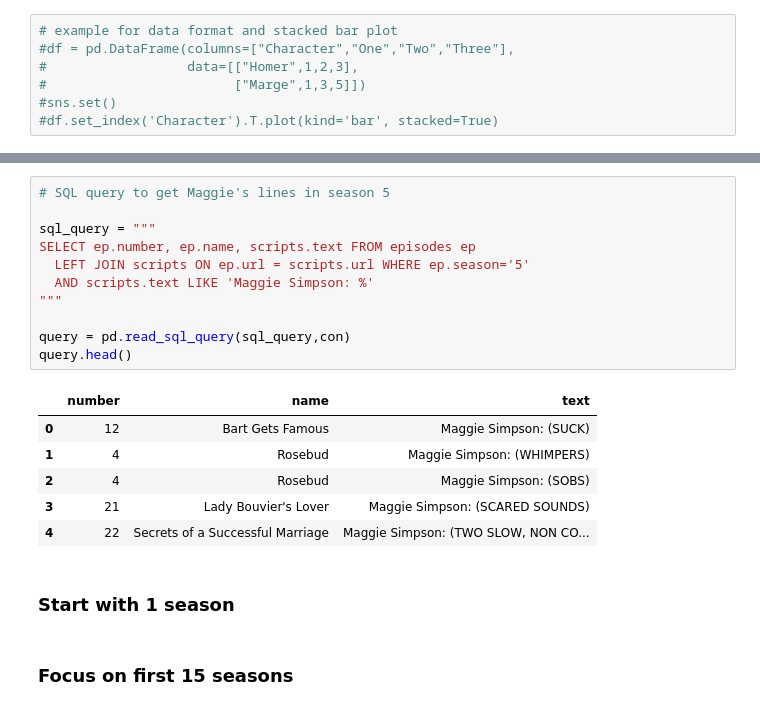
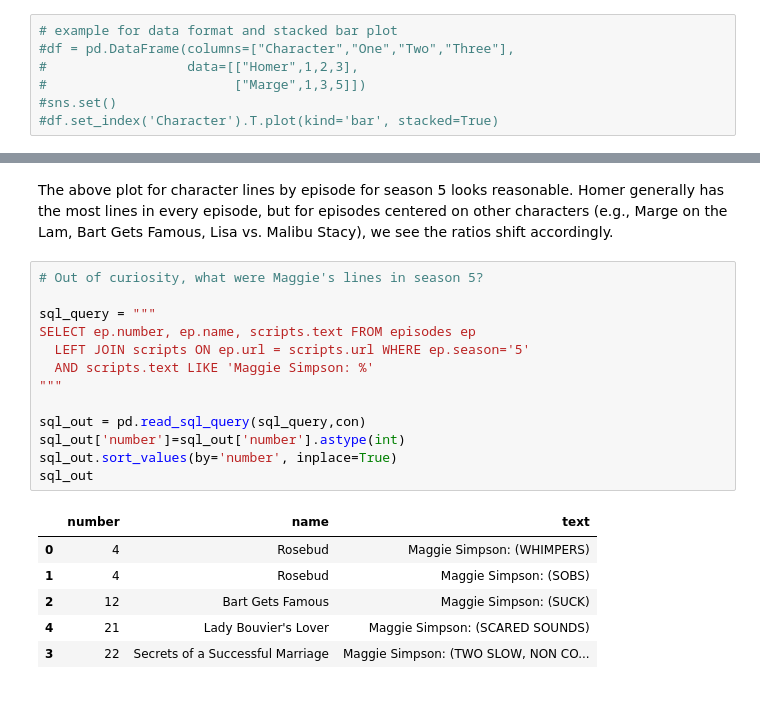
Before and after one commit to helenx/simpsons, a Jupyter notebook: simpsons_character_lines.ipynb, the cells around one changed output, grey strips where cells are left out. Saved outputs shown, nothing was run; the diff lists cells and outputs as text.

```diff
--- a/simpsons_character_lines.ipynb
+++ b/simpsons_character_lines.ipynb
@@ -184,22 +185,22 @@ df.set_index('Character').T.plot(kind='bar', stacked=True, ax=ax)
+# %% [markdown]
+The above plot for character lines by episode for season 5 looks reasonable. Homer generally has the most lines in every episode, but for episodes centered on other characters (e.g., Marge on the Lam, Bart Gets Famous, Lisa vs. Malibu Stacy), we see the ratios shift accordingly.
 # %%
-# SQL query to get Maggie's lines in season 5
+# Out of curiosity, what were Maggie's lines in season 5?
 
 sql_query = """
 SELECT ep.number, ep.name, scripts.text FROM episodes ep
   LEFT JOIN scripts ON ep.url = scripts.url WHERE ep.season='5'
   AND scripts.text LIKE 'Maggie Simpson: %'
 """
 
-query = pd.read_sql_query(sql_query,con)
-query.head()
+sql_out = pd.read_sql_query(sql_query,con)
+sql_out['number']=sql_out['number'].astype(int)
+sql_out.sort_values(by='number', inplace=True)
+sql_out
 # %% [output]
 |  | number | name | text |
-| 0 | 12 | Bart Gets Famous | Maggie Simpson: (SUCK) |
-| 1 | 4 | Rosebud | Maggie Simpson: (WHIMPERS) |
-| 2 | 4 | Rosebud | Maggie Simpson: (SOBS) |
-| 3 | 21 | Lady Bouvier's Lover | Maggie Simpson: (SCARED SOUNDS) |
-| 4 | 22 | Secrets of a Successful Marriage | Maggie Simpson: (TWO SLOW, NON CO... |
+| 0 | 4 | Rosebud | Maggie Simpson: (WHIMPERS) |
+| 1 | 4 | Rosebud | Maggie Simpson: (SOBS) |
+| 2 | 12 | Bart Gets Famous | Maggie Simpson: (SUCK) |
+| 4 | 21 | Lady Bouvier's Lover | Maggie Simpson: (SCARED SOUNDS) |
+| 3 | 22 | Secrets of a Successful Marriage | Maggie Simpson: (TWO SLOW, NON CO... |
-# %% [markdown]
-### Start with 1 season
-# %% [markdown]
-### Focus on first 15 seasons
```
Also changed, not shown: parts of 17 cells of this notebook, 1 other file.
